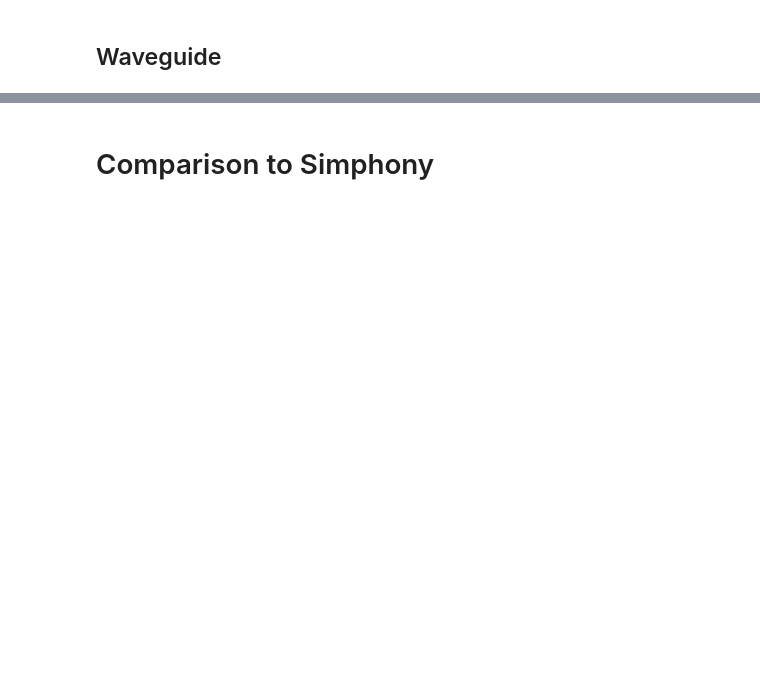
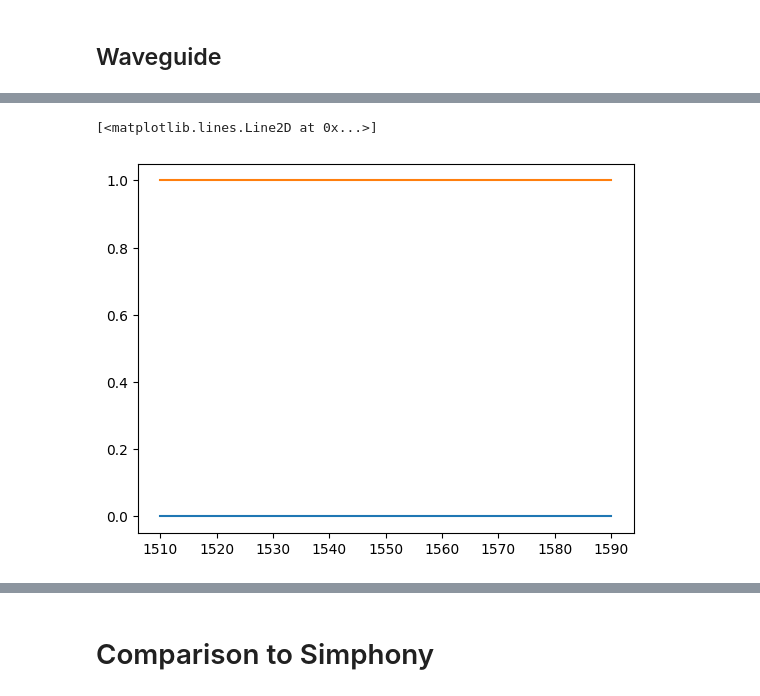
Before and after one commit to BYUCamachoLab/simphony, a Jupyter notebook: examples/sax.ipynb, the cells around one changed output, grey strips where cells are left out. Cells and saved outputs as stored; diff of their text form; code cells hidden in the pictures; blank space fills up the shorter version.

```diff
--- a/examples/sax.ipynb
+++ b/examples/sax.ipynb
@@ -303,2 +48,9 @@ plt.plot(1e3*wl, jnp.abs(wg['o0', 'o1'])**2 - jnp.abs(wg_old['o0', 'o1'])**2)
+# %%
+wg = siepic.waveguide(wl=wl)
+plt.plot(1e3*wl, jnp.abs(wg['o0', 'o0'])**2, label="in0->out0")
+plt.plot(1e3*wl, jnp.abs(wg['o0', 'o1'])**2, label="in0->out0")
+# %% [output]
+[<matplotlib.lines.Line2D at 0x...>]
+[figure, added]
 # %%
 def WG_fixed(wl=1.55, length=0):
```
Also changed, not shown: parts of 29 cells of this notebook, 3 other files.
